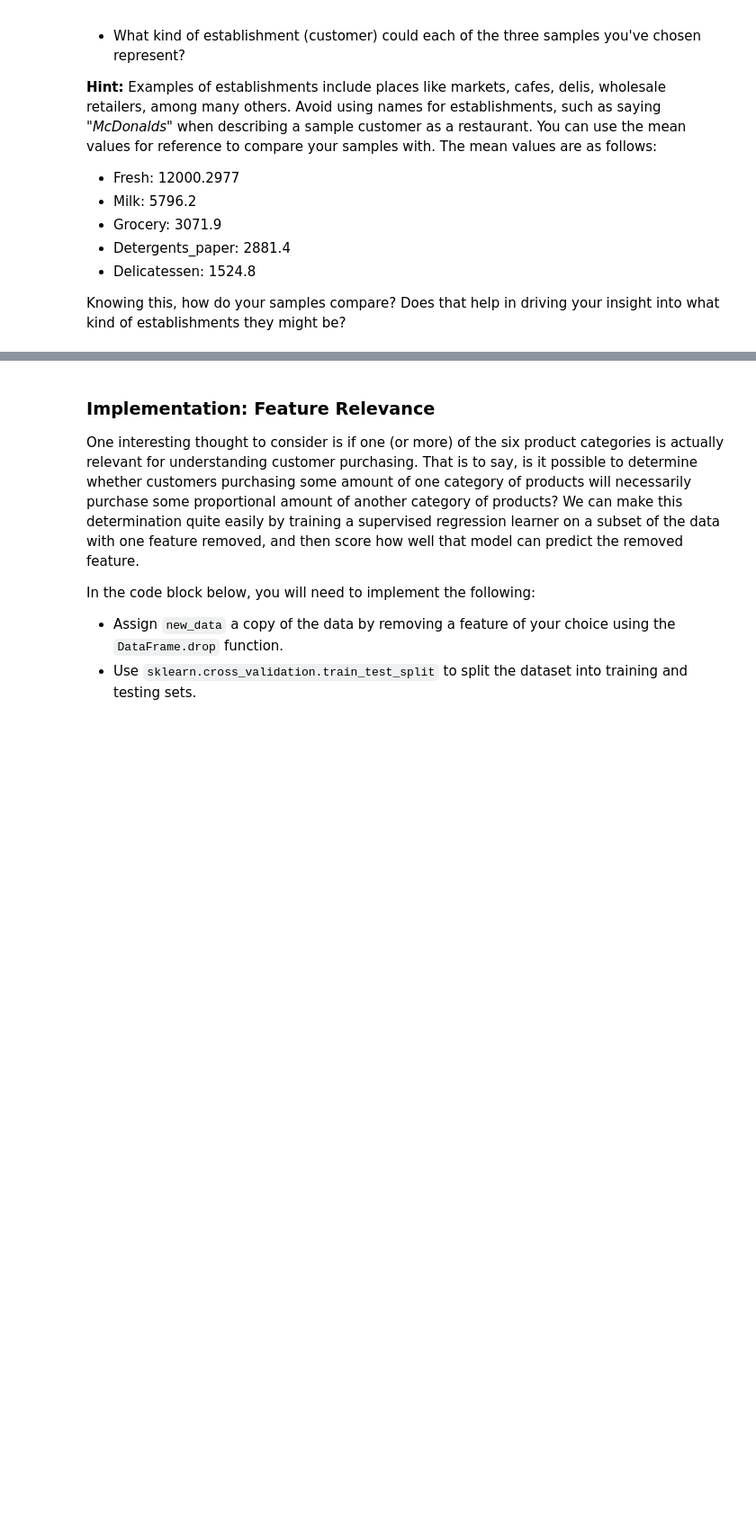
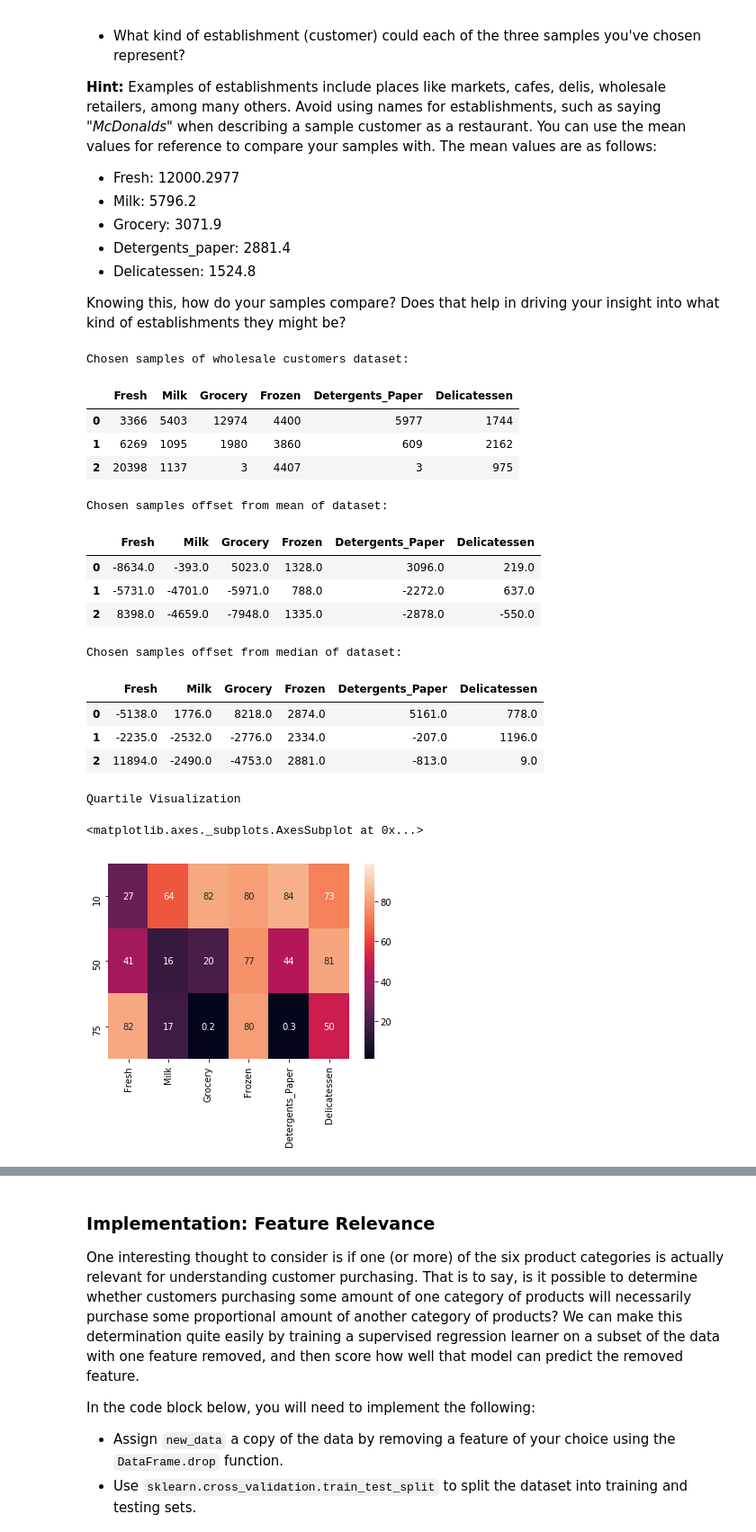
Before and after one commit to nishkarshv/Udacity-ML, a Jupyter notebook: customer_segments.ipynb, the cells around one changed output, grey strips where cells are left out. Shown at 90% size. Cells and saved outputs as stored; diff of their text form; code cells hidden in the pictures; blank space fills up the shorter version.

```diff
--- a/customer_segments.ipynb
+++ b/customer_segments.ipynb
@@ -107,6 +107,47 @@ Consider the total purchase cost of each product category and the statistical de
 * Delicatessen: 1524.8
 
 Knowing this, how do your samples compare? Does that help in driving your insight into what kind of establishments they might be?
+# %%
+
+# TODO: Select three indices of your choice you wish to sample from the dataset
+indices = [10,50,75]
+
+# Create a DataFrame of the chosen samples
+samples = pd.DataFrame(data.loc[indices], columns = data.keys()).reset_index(drop = True)
+print "Chosen samples of wholesale customers dataset:"
+display(samples)
+
+print "Chosen samples offset from mean of dataset:"
+display(samples - np.around(data.mean().values))
+
+print "Chosen samples offset from median of dataset:"
+display(samples - np.around(data.median().values))
+
+print "Quartile Visualization"
+import seaborn as sns
+percentiles = data.rank(pct=True)
+percentiles = 100*percentiles.round(decimals=3)
+percentiles = percentiles.iloc[indices]
+sns.heatmap(percentiles, vmin=1, vmax=99, annot=True)
+# %% [output]
+Chosen samples of wholesale customers dataset:
+|  | Fresh | Milk | Grocery | Frozen | Detergents_Paper | Delicatessen |
+| 0 | 3366 | 5403 | 12974 | 4400 | 5977 | 1744 |
+| 1 | 6269 | 1095 | 1980 | 3860 | 609 | 2162 |
+| 2 | 20398 | 1137 | 3 | 4407 | 3 | 975 |
+Chosen samples offset from mean of dataset:
+|  | Fresh | Milk | Grocery | Frozen | Detergents_Paper | Delicatessen |
+| 0 | -8634.0 | -393.0 | 5023.0 | 1328.0 | 3096.0 | 219.0 |
+| 1 | -5731.0 | -4701.0 | -5971.0 | 788.0 | -2272.0 | 637.0 |
+| 2 | 8398.0 | -4659.0 | -7948.0 | 1335.0 | -2878.0 | -550.0 |
+Chosen samples offset from median of dataset:
+|  | Fresh | Milk | Grocery | Frozen | Detergents_Paper | Delicatessen |
+| 0 | -5138.0 | 1776.0 | 8218.0 | 2874.0 | 5161.0 | 778.0 |
+| 1 | -2235.0 | -2532.0 | -2776.0 | 2334.0 | -207.0 | 1196.0 |
+| 2 | 11894.0 | -2490.0 | -4753.0 | 2881.0 | -813.0 | 9.0 |
+Quartile Visualization
+<matplotlib.axes._subplots.AxesSubplot at 0x...>
+[figure, added]
 # %% [markdown]
 **Answer**:
 Index 10[0]:
```
Also changed, not shown: parts of 6 cells of this notebook, 1 other file.
